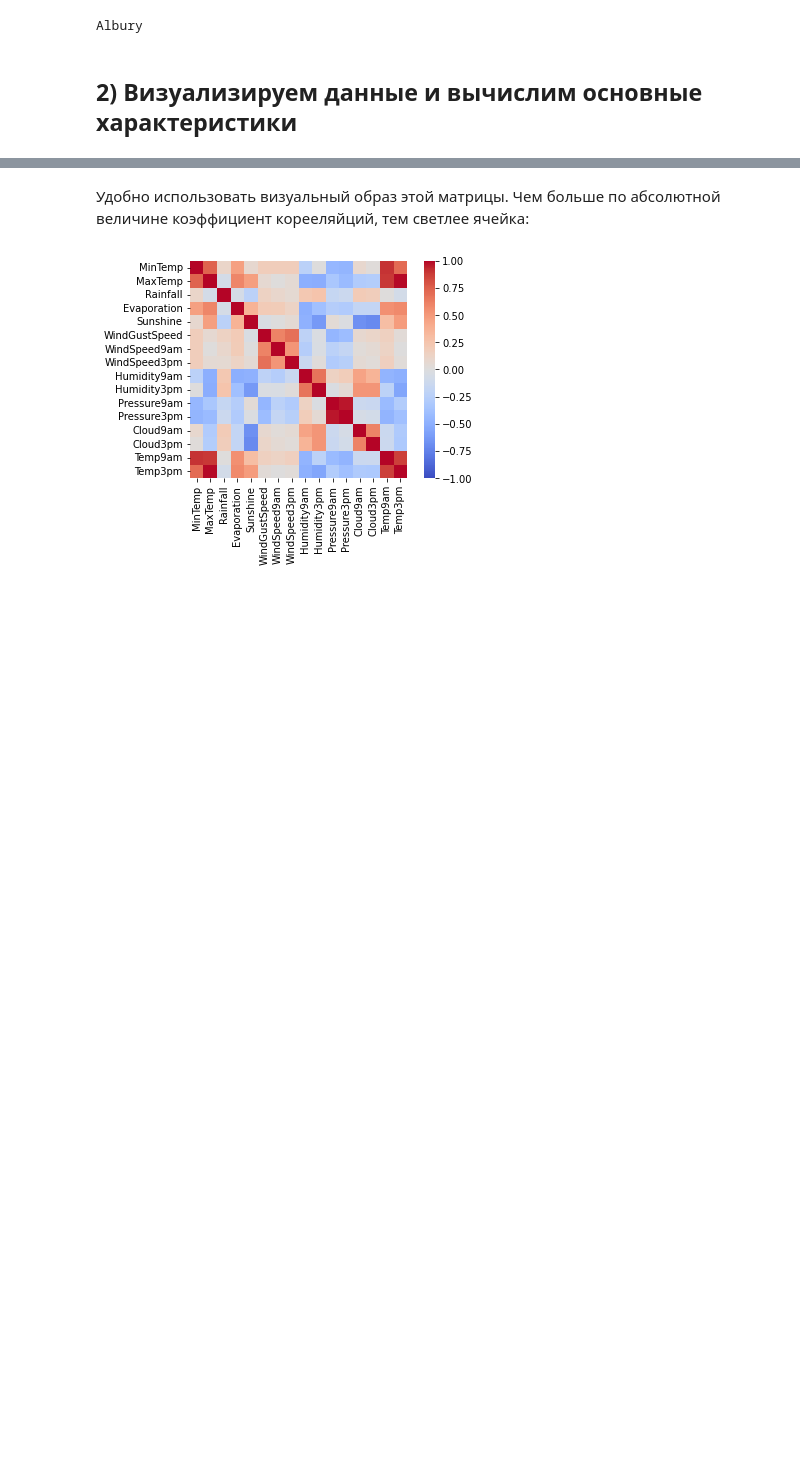
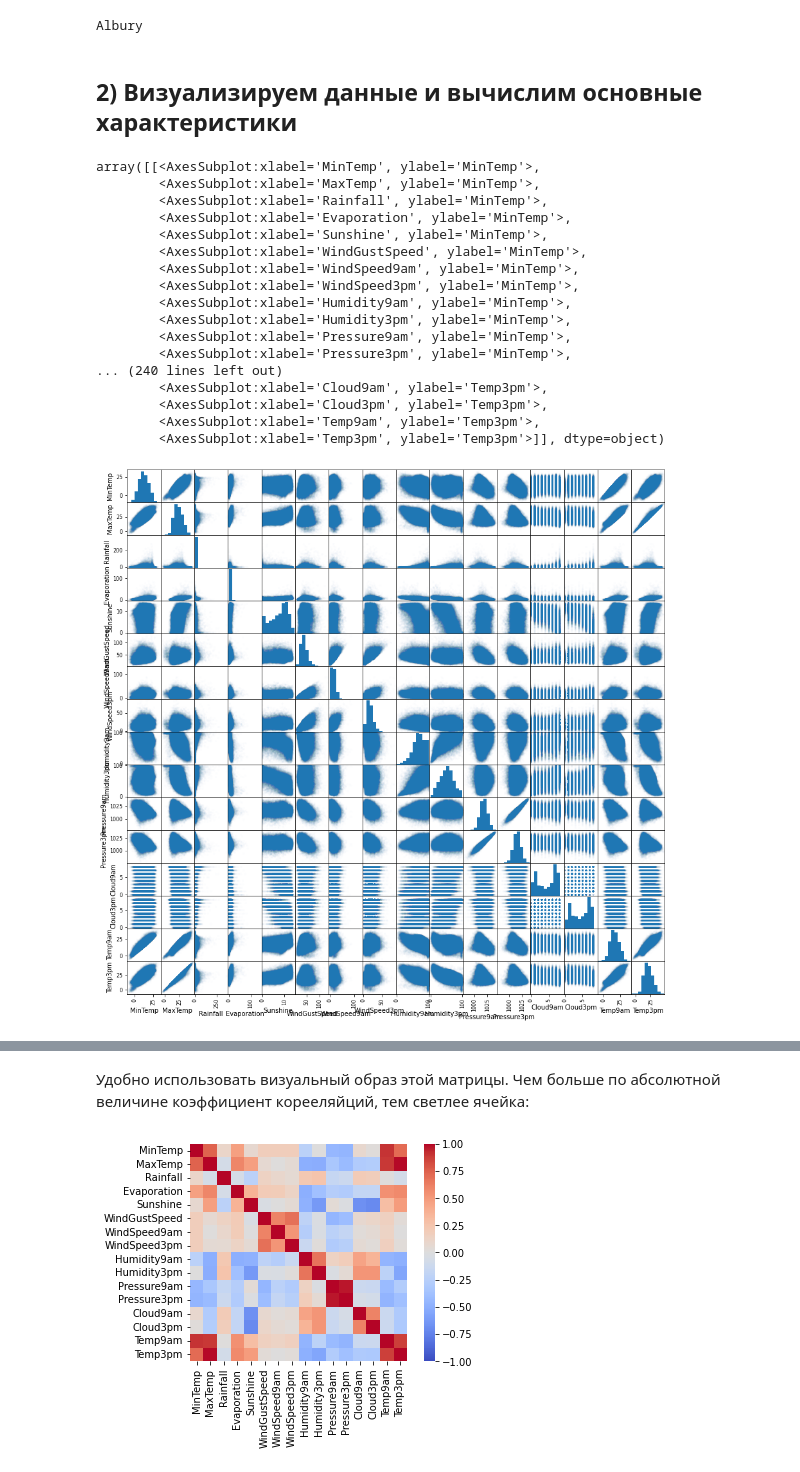
Before and after one commit to Mihozavr/MachineLearningPractice, a Jupyter notebook: homework11.ipynb, the cells around one changed output, grey strips where cells are left out. Cells and saved outputs as stored; diff of their text form; code cells hidden in the pictures; blank space fills up the shorter version.

```diff
--- a/homework11.ipynb
+++ b/homework11.ipynb
@@ -50,6 +50,28 @@ print(data.at[1, 'Location'])
 Albury
 # %% [markdown]
 ## 2) Визуализируем данные и вычислим основные характеристики
+# %%
+from pandas.plotting import scatter_matrix
+scatter_matrix(data, alpha = .01, figsize = (15, 15))
+# %% [output]
+array([[<AxesSubplot:xlabel='MinTemp', ylabel='MinTemp'>,
+        <AxesSubplot:xlabel='MaxTemp', ylabel='MinTemp'>,
+        <AxesSubplot:xlabel='Rainfall', ylabel='MinTemp'>,
+        <AxesSubplot:xlabel='Evaporation', ylabel='MinTemp'>,
+        <AxesSubplot:xlabel='Sunshine', ylabel='MinTemp'>,
+        <AxesSubplot:xlabel='WindGustSpeed', ylabel='MinTemp'>,
+        <AxesSubplot:xlabel='WindSpeed9am', ylabel='MinTemp'>,
+        <AxesSubplot:xlabel='WindSpeed3pm', ylabel='MinTemp'>,
+        <AxesSubplot:xlabel='Humidity9am', ylabel='MinTemp'>,
+        <AxesSubplot:xlabel='Humidity3pm', ylabel='MinTemp'>,
+        <AxesSubplot:xlabel='Pressure9am', ylabel='MinTemp'>,
+        <AxesSubplot:xlabel='Pressure3pm', ylabel='MinTemp'>,
+... (240 lines left out)
+        <AxesSubplot:xlabel='Cloud9am', ylabel='Temp3pm'>,
+        <AxesSubplot:xlabel='Cloud3pm', ylabel='Temp3pm'>,
+        <AxesSubplot:xlabel='Temp9am', ylabel='Temp3pm'>,
+        <AxesSubplot:xlabel='Temp3pm', ylabel='Temp3pm'>]], dtype=object)
+[figure, added]
 # %%
 data.describe()
 # %% [output]
```
